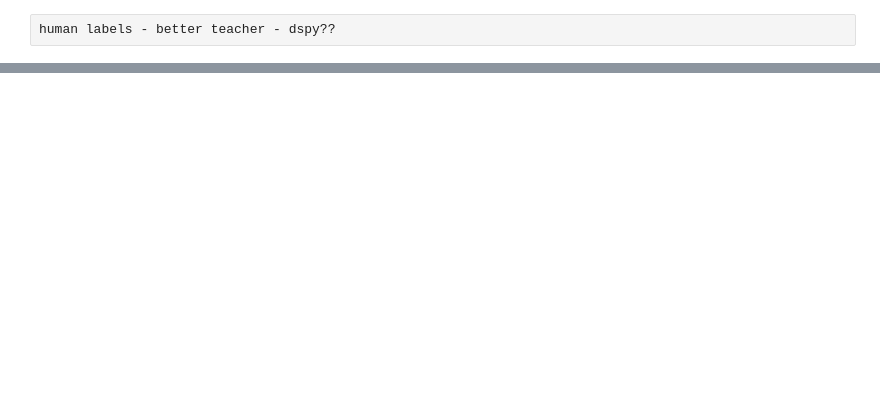
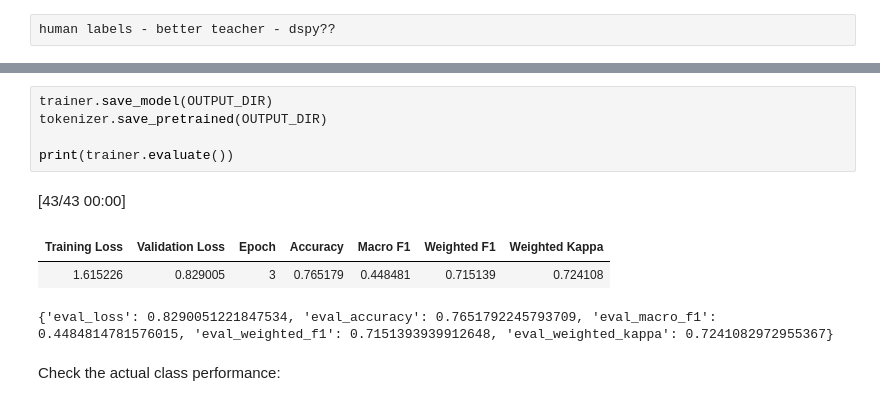
Before and after one commit to frutik/teaching-the-judge, a Jupyter notebook: train-student.ipynb, the cells around one changed output, grey strips where cells are left out. Cells and saved outputs as stored; diff of their text form; blank space fills up the shorter version.

```diff
--- a/train-student.ipynb
+++ b/train-student.ipynb
@@ -548,0 +1202,12 @@ human labels - better teacher - dspy??
+# %%
+trainer.save_model(OUTPUT_DIR)
+tokenizer.save_pretrained(OUTPUT_DIR)
+
+print(trainer.evaluate())
+# %% [output]
+[43/43 00:00]
+| Training Loss | Validation Loss | Epoch | Accuracy | Macro F1 | Weighted F1 | Weighted Kappa |
+| 1.615226 | 0.829005 | 3 | 0.765179 | 0.448481 | 0.715139 | 0.724108 |
+{'eval_loss': 0.8290051221847534, 'eval_accuracy': 0.7651792245793709, 'eval_macro_f1': 0.4484814781576015, 'eval_weighted_f1': 0.7151393939912648, 'eval_weighted_kappa': 0.7241082972955367}
+# %% [markdown]
+Check the actual class performance:
```
Also changed, not shown: parts of 42 cells of this notebook, 5 other files.
